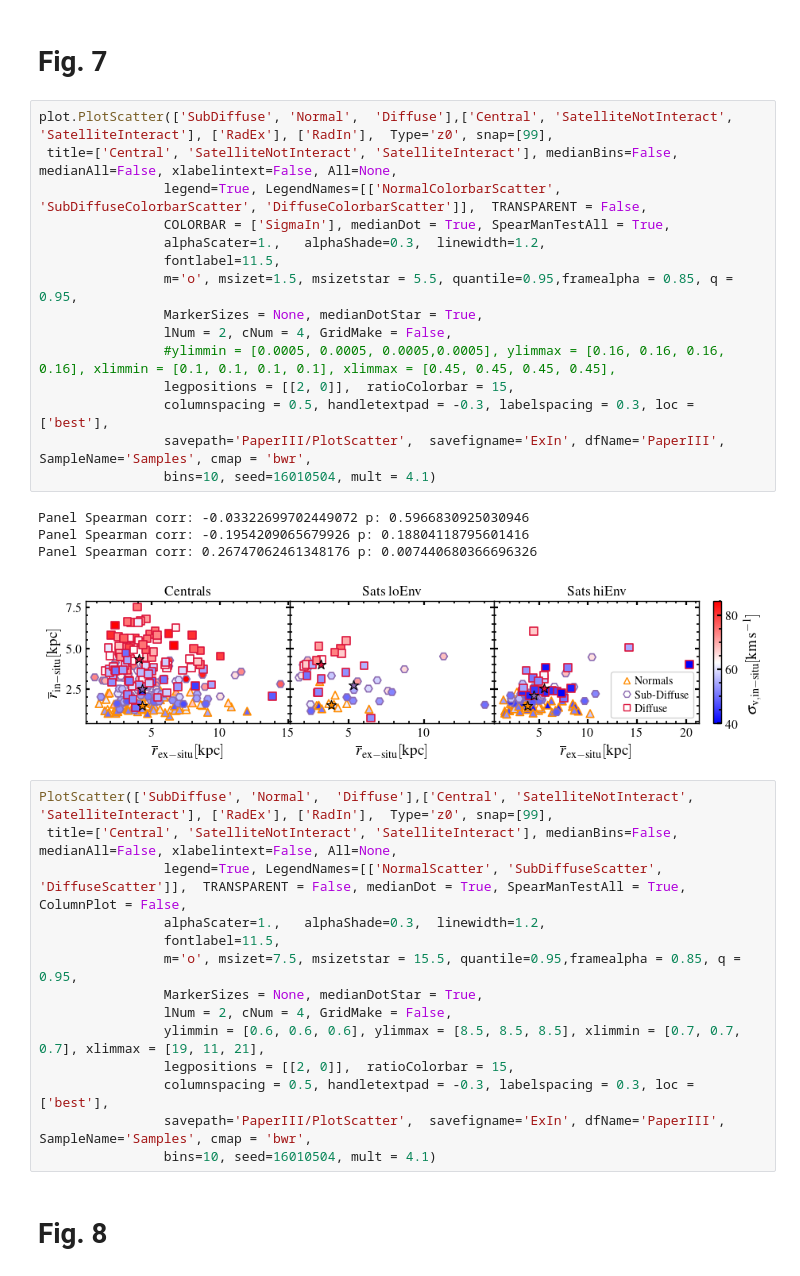
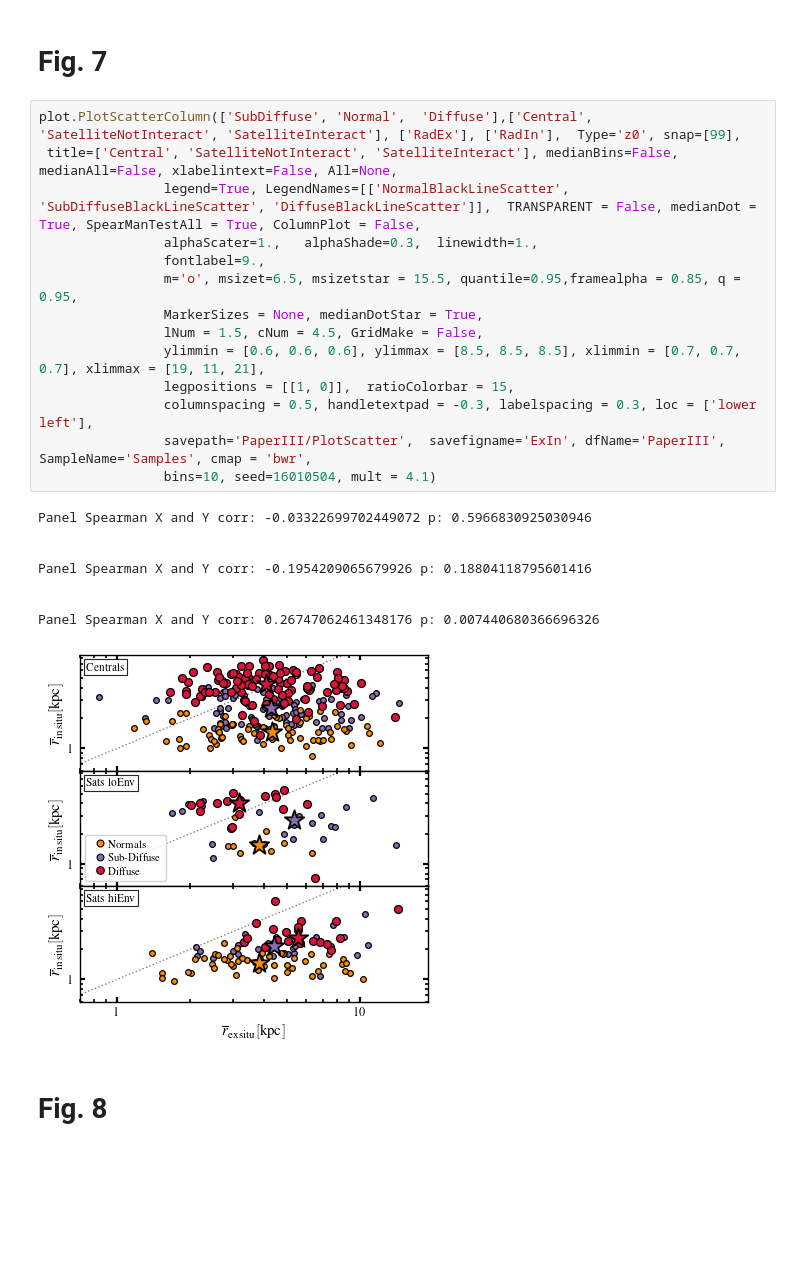
Before and after one commit to AbhnerAlmeida/DwarfGalaxies_TNG50_FAPESP, a Jupyter notebook: notebooks/DiffuseDwarfGalaxies_TNG50_PaperIII.ipynb, the cells around one changed output. Cells and saved outputs as stored; diff of their text form; blank space fills up the shorter version.

```diff
--- a/notebooks/DiffuseDwarfGalaxies_TNG50_PaperIII.ipynb
+++ b/notebooks/DiffuseDwarfGalaxies_TNG50_PaperIII.ipynb
@@ -361,39 +368,28 @@ Observed Test Statistic: 0.1335
 Permutation Test P-Value: 0.80114
 # %% [markdown]
 # Fig. 7
-# %%
-plot.PlotScatter(['SubDiffuse', 'Normal',  'Diffuse'],['Central', 'SatelliteNotInteract', 'SatelliteInteract'], ['RadEx'], ['RadIn'],  Type='z0', snap=[99],
- title=['Central', 'SatelliteNotInteract', 'SatelliteInteract'], medianBins=False, medianAll=False, xlabelintext=False, All=None,
-                legend=True, LegendNames=[['NormalColorbarScatter', 'SubDiffuseColorbarScatter', 'DiffuseColorbarScatter']],  TRANSPARENT = False,
-                COLORBAR = ['SigmaIn'], medianDot = True, SpearManTestAll = True,
-                alphaScater=1.,   alphaShade=0.3,  linewidth=1.2,
-                fontlabel=11.5,
-                m='o', msizet=1.5, msizetstar = 5.5, quantile=0.95,framealpha = 0.85, q = 0.95,
-                MarkerSizes = None, medianDotStar = True,
-                lNum = 2, cNum = 4, GridMake = False,
-                #ylimmin = [0.0005, 0.0005, 0.0005,0.0005], ylimmax = [0.16, 0.16, 0.16, 0.16], xlimmin = [0.1, 0.1, 0.1, 0.1], xlimmax = [0.45, 0.45, 0.45, 0.45],
-                legpositions = [[2, 0]],  ratioColorbar = 15,
-                columnspacing = 0.5, handletextpad = -0.3, labelspacing = 0.3, loc = ['best'],
-                savepath='PaperIII/PlotScatter',  savefigname='ExIn', dfName='PaperIII', SampleName='Samples', cmap = 'bwr',
-                bins=10, seed=16010504, mult = 4.1)
-# %% [output]
-Panel Spearman corr: -0.03322699702449072 p: 0.5966830925030946
-Panel Spearman corr: -0.1954209065679926 p: 0.18804118795601416
-Panel Spearman corr: 0.26747062461348176 p: 0.007440680366696326
-[figure, removed]
-# %%
-PlotScatter(['SubDiffuse', 'Normal',  'Diffuse'],['Central', 'SatelliteNotInteract', 'SatelliteInteract'], ['RadEx'], ['RadIn'],  Type='z0', snap=[99],
- title=['Central', 'SatelliteNotInteract', 'SatelliteInteract'], medianBins=False, medianAll=False, xlabelintext=False, All=None,
-                legend=True, LegendNames=[['NormalScatter', 'SubDiffuseScatter', 'DiffuseScatter']],  TRANSPARENT = False, medianDot = True, SpearManTestAll = True, ColumnPlot = False,
-                alphaScater=1.,   alphaShade=0.3,  linewidth=1.2,
-                fontlabel=11.5,
-                m='o', msizet=7.5, msizetstar = 15.5, quantile=0.95,framealpha = 0.85, q = 0.95,
-                MarkerSizes = None, medianDotStar = True,
-                lNum = 2, cNum = 4, GridMake = False,
-                ylimmin = [0.6, 0.6, 0.6], ylimmax = [8.5, 8.5, 8.5], xlimmin = [0.7, 0.7, 0.7], xlimmax = [19, 11, 21],
-                legpositions = [[2, 0]],  ratioColorbar = 15,
-                columnspacing = 0.5, handletextpad = -0.3, labelspacing = 0.3, loc = ['best'],
-                savepath='PaperIII/PlotScatter',  savefigname='ExIn', dfName='PaperIII', SampleName='Samples', cmap = 'bwr',
-                bins=10, seed=16010504, mult = 4.1)
+# %%
+plot.PlotScatterColumn(['SubDiffuse', 'Normal',  'Diffuse'],['Central', 'SatelliteNotInteract', 'SatelliteInteract'], ['RadEx'], ['RadIn'],  Type='z0', snap=[99],
+ title=['Central', 'SatelliteNotInteract', 'SatelliteInteract'], medianBins=False, medianAll=False, xlabelintext=False, All=None,
+                legend=True, LegendNames=[['NormalBlackLineScatter', 'SubDiffuseBlackLineScatter', 'DiffuseBlackLineScatter']],  TRANSPARENT = False, medianDot = True, SpearManTestAll = True, ColumnPlot = False,
+                alphaScater=1.,   alphaShade=0.3,  linewidth=1.,
+                fontlabel=9.,
+                m='o', msizet=6.5, msizetstar = 15.5, quantile=0.95,framealpha = 0.85, q = 0.95,
+                MarkerSizes = None, medianDotStar = True,
+                lNum = 1.5, cNum = 4.5, GridMake = False,
+                ylimmin = [0.6, 0.6, 0.6], ylimmax = [8.5, 8.5, 8.5], xlimmin = [0.7, 0.7, 0.7], xlimmax = [19, 11, 21],
+                legpositions = [[1, 0]],  ratioColorbar = 15,
+                columnspacing = 0.5, handletextpad = -0.3, labelspacing = 0.3, loc = ['lower left'],
+                savepath='PaperIII/PlotScatter',  savefigname='ExIn', dfName='PaperIII', SampleName='Samples', cmap = 'bwr',
+                bins=10, seed=16010504, mult = 4.1)
+# %% [output]
+Panel Spearman X and Y corr: -0.03322699702449072 p: 0.5966830925030946
+
+
+Panel Spearman X and Y corr: -0.1954209065679926 p: 0.18804118795601416
+
+
+Panel Spearman X and Y corr: 0.26747062461348176 p: 0.007440680366696326
+[figure, added]
 # %% [markdown]
 # Fig. 8
```
Also changed, not shown: parts of 13 cells of this notebook, 3 other files.
